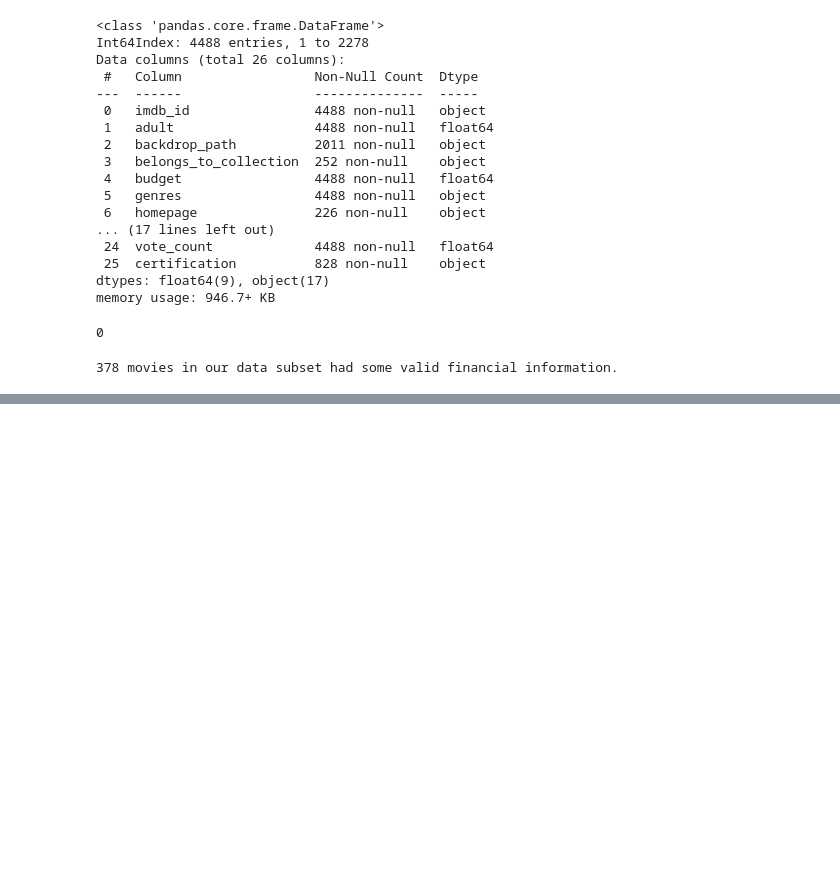
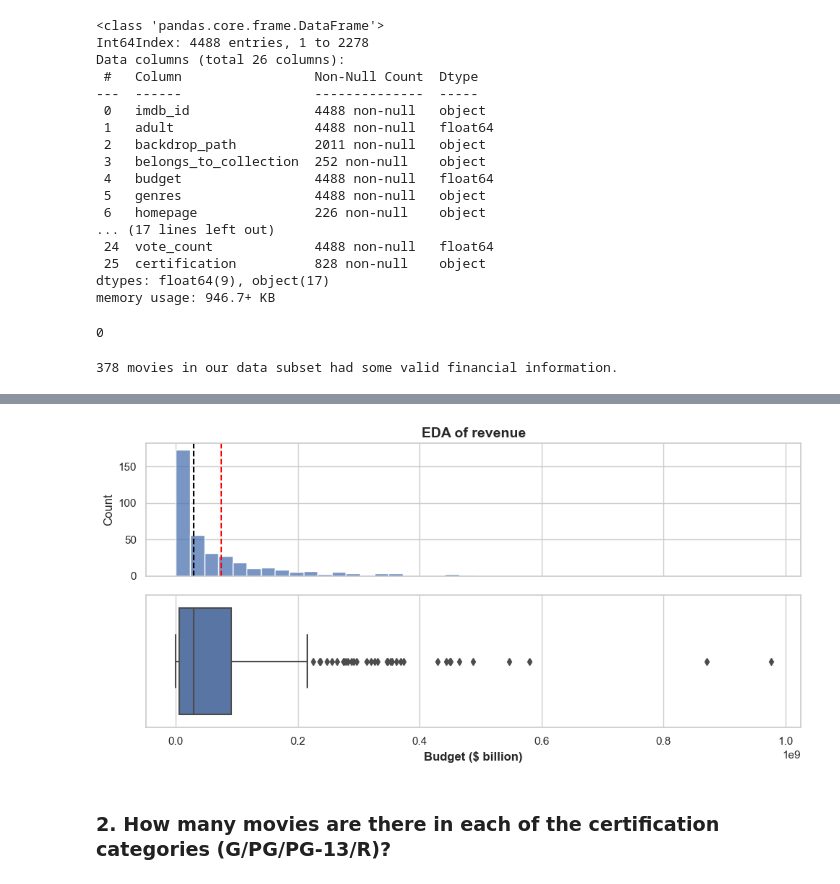
Before and after one commit to jiashenyue/project3-imdb-data, a Jupyter notebook: explanatory-data-analysis.ipynb, the cells around one changed output, grey strips where cells are left out. Drawn from its saved outputs; the diff is of its cells as text; code cells hidden in the pictures; blank space fills up the shorter version.

```diff
--- a/explanatory-data-analysis.ipynb
+++ b/explanatory-data-analysis.ipynb
@@ -233,0 +238,7 @@ box_plot(df_plot, 'revenue',
+# %%
+# create an EDA plot with a histogram and a boxplot for revenue column
+plot_numeric(df_plot,'revenue','Budget ($ billion)')
+# %% [output]
+[figure, added]
+# %% [markdown]
+### 2. How many movies are there in each of the certification categories (G/PG/PG-13/R)?
```
Also changed, not shown: parts of 22 cells of this notebook, 1 other file.
